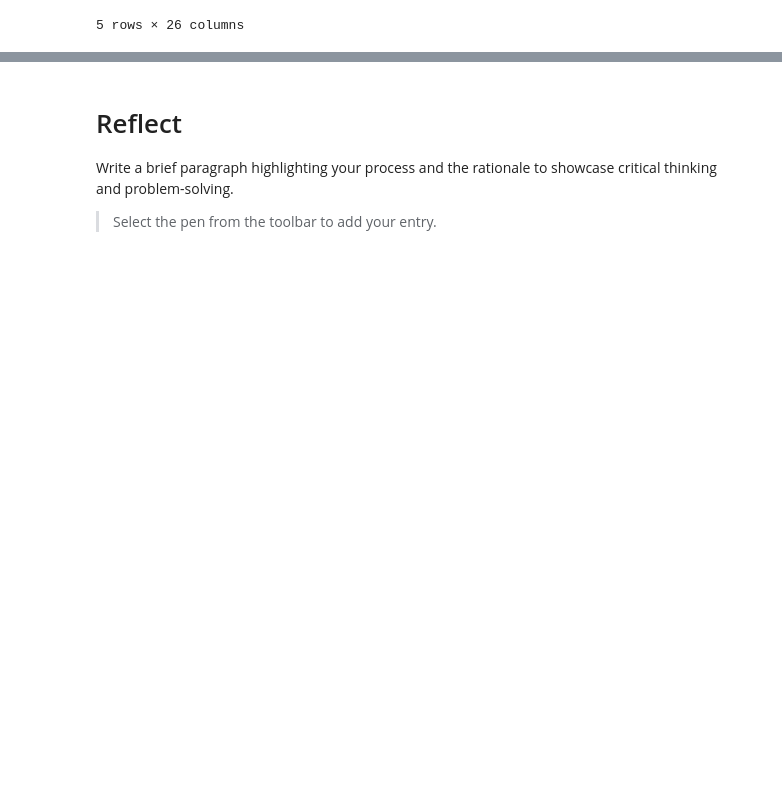
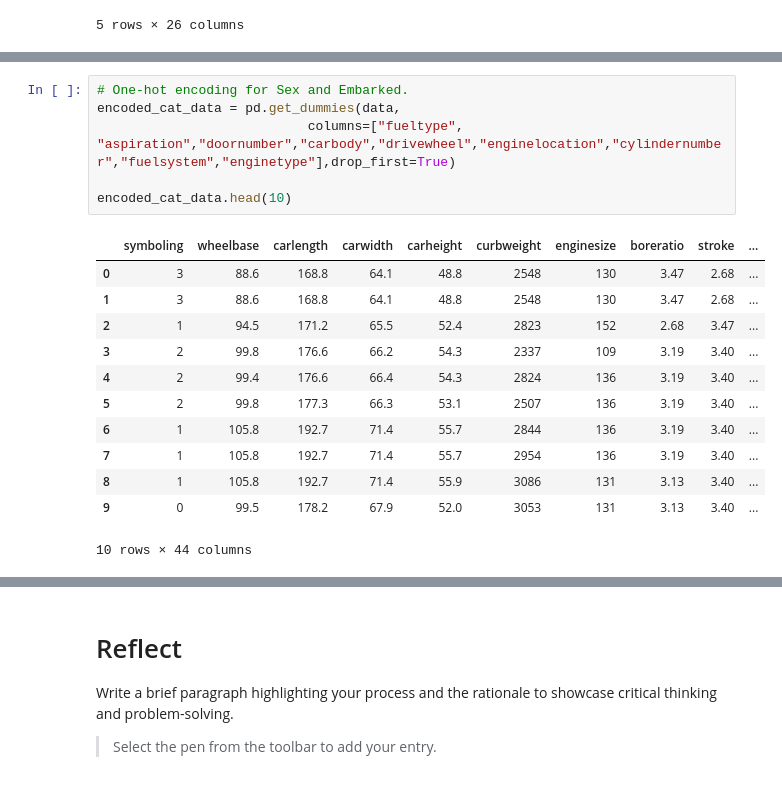
Before and after one commit to sheldonkemper/portfolio, a Jupyter notebook: CAM_DS_C101_Activity_4_1_8.ipynb, the cells around one changed output, grey strips where cells are left out. Cells and saved outputs as stored; diff of their text form; blank space fills up the shorter version.

```diff
--- a/CAM_DS_C101_Activity_4_1_8.ipynb
+++ b/CAM_DS_C101_Activity_4_1_8.ipynb
@@ -54,0 +297,19 @@ x.head()
+# %%
+# One-hot encoding for Sex and Embarked.
+encoded_cat_data = pd.get_dummies(data,
+                           columns=["fueltype", "aspiration","doornumber","carbody","drivewheel","enginelocation","cylindernumber","fuelsystem","enginetype"],drop_first=True)
+
+encoded_cat_data.head(10)
+# %% [output]
+|  | symboling | wheelbase | carlength | carwidth | carheight | curbweight | enginesize | boreratio | stroke | ... |
+| 0 | 3 | 88.6 | 168.8 | 64.1 | 48.8 | 2548 | 130 | 3.47 | 2.68 | ... |
+| 1 | 3 | 88.6 | 168.8 | 64.1 | 48.8 | 2548 | 130 | 3.47 | 2.68 | ... |
+| 2 | 1 | 94.5 | 171.2 | 65.5 | 52.4 | 2823 | 152 | 2.68 | 3.47 | ... |
+| 3 | 2 | 99.8 | 176.6 | 66.2 | 54.3 | 2337 | 109 | 3.19 | 3.40 | ... |
+| 4 | 2 | 99.4 | 176.6 | 66.4 | 54.3 | 2824 | 136 | 3.19 | 3.40 | ... |
+| 5 | 2 | 99.8 | 177.3 | 66.3 | 53.1 | 2507 | 136 | 3.19 | 3.40 | ... |
+| 6 | 1 | 105.8 | 192.7 | 71.4 | 55.7 | 2844 | 136 | 3.19 | 3.40 | ... |
+| 7 | 1 | 105.8 | 192.7 | 71.4 | 55.7 | 2954 | 136 | 3.19 | 3.40 | ... |
+| 8 | 1 | 105.8 | 192.7 | 71.4 | 55.9 | 3086 | 131 | 3.13 | 3.40 | ... |
+| 9 | 0 | 99.5 | 178.2 | 67.9 | 52.0 | 3053 | 131 | 3.13 | 3.40 | ... |
+10 rows × 44 columns
```
Also changed, not shown: parts of 32 cells of this notebook.
